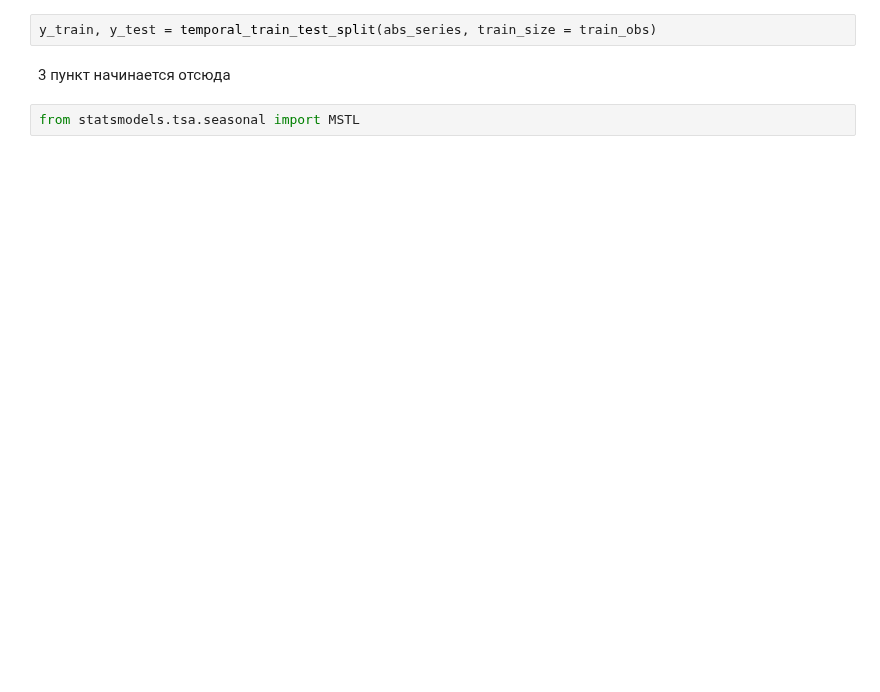
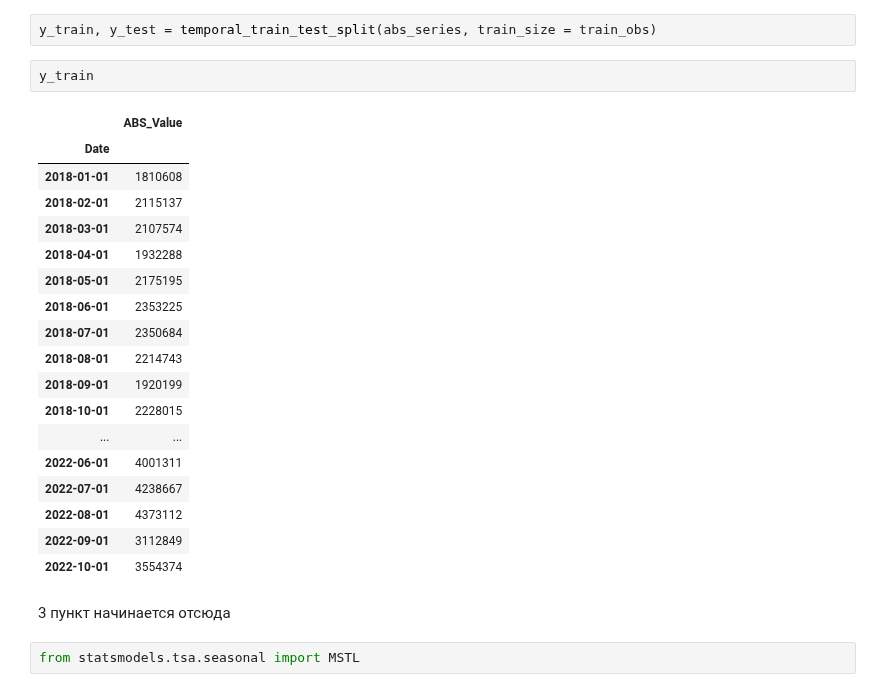
Before and after one commit to Legard525/DataScienceProject, a Jupyter notebook: Predictions.ipynb, the cells around one changed output. Cells and saved outputs as stored; diff of their text form; blank space fills up the shorter version.

```diff
--- a/Predictions.ipynb
+++ b/Predictions.ipynb
@@ -34,5 +51,26 @@ train_obs = int(round(len(abs_series) * 0.3, 0))
 # %%
 y_train, y_test = temporal_train_test_split(abs_series, train_size = train_obs)
+# %%
+y_train
+# %% [output]
+|  | ABS_Value |
+| Date |  |
+| 2018-01-01 | 1810608 |
+| 2018-02-01 | 2115137 |
+| 2018-03-01 | 2107574 |
+| 2018-04-01 | 1932288 |
+| 2018-05-01 | 2175195 |
+| 2018-06-01 | 2353225 |
+| 2018-07-01 | 2350684 |
+| 2018-08-01 | 2214743 |
+| 2018-09-01 | 1920199 |
+| 2018-10-01 | 2228015 |
+| ... | ... |
+| 2022-06-01 | 4001311 |
+| 2022-07-01 | 4238667 |
+| 2022-08-01 | 4373112 |
+| 2022-09-01 | 3112849 |
+| 2022-10-01 | 3554374 |
 # %% [markdown]
 3 пункт начинается отсюда
 # %%
```
Also changed, not shown: parts of 11 cells of this notebook, 6 other files.
